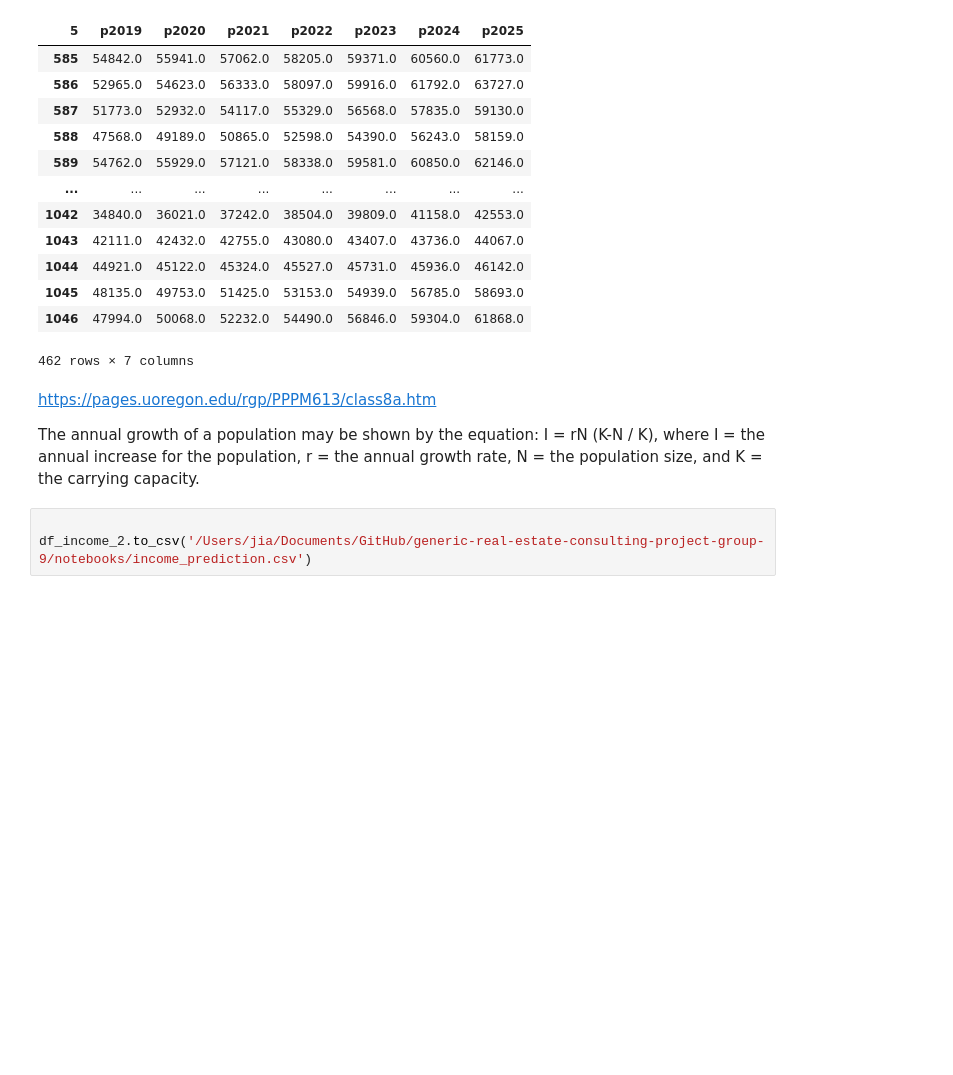
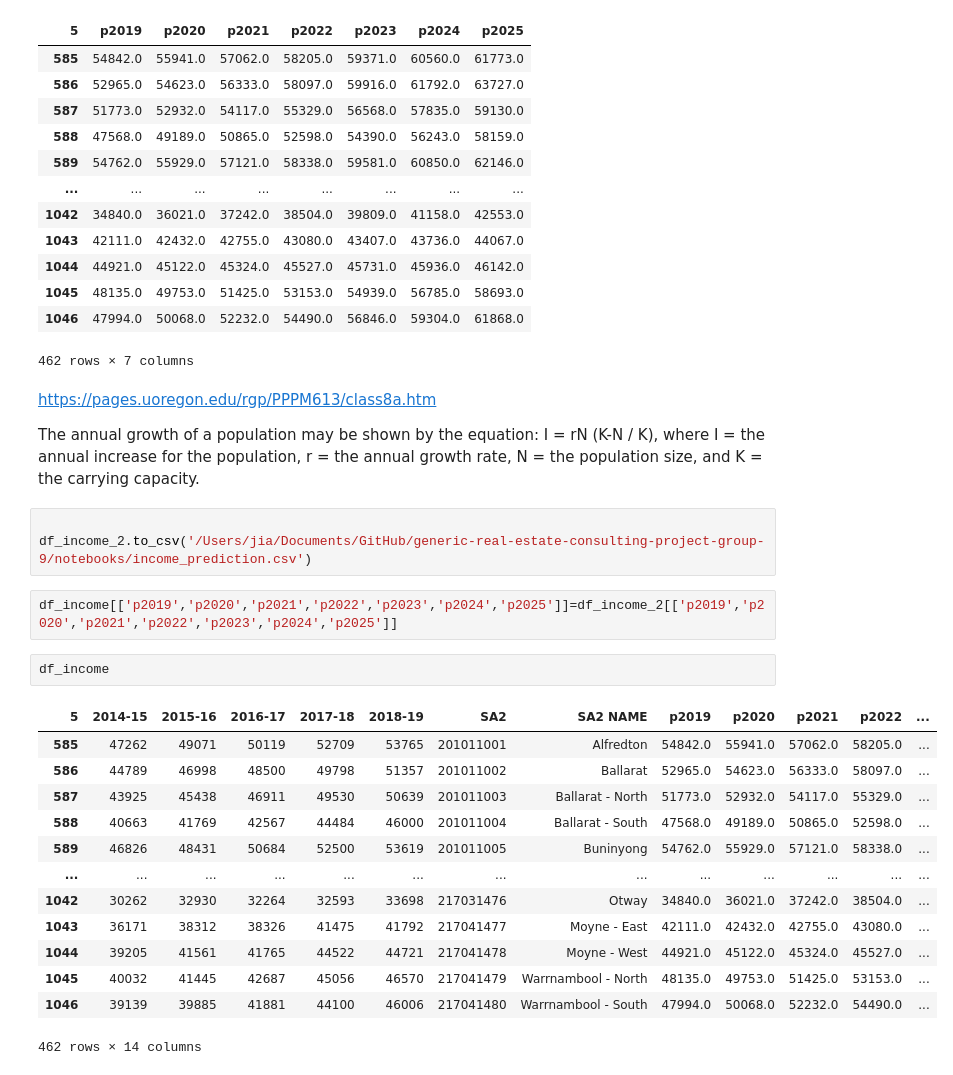
Before and after one commit to MAST30034-Applied-Data-Science/generic-real-estate-consulting-project-group-9, a Jupyter notebook: notebooks/income_prediction.ipynb, the cells around one changed output. Saved outputs shown, nothing was run; the diff lists cells and outputs as text; blank space fills up the shorter version.

Commit message:
income ——prediction

```diff
--- a/notebooks/income_prediction.ipynb
+++ b/notebooks/income_prediction.ipynb
@@ -184,3 +184,21 @@ The annual growth of a population may be shown by the equation: I = rN (K-N / K)
 # %%
 
 df_income_2.to_csv('/Users/jia/Documents/GitHub/generic-real-estate-consulting-project-group-9/notebooks/income_prediction.csv')
+# %%
+df_income[['p2019','p2020','p2021','p2022','p2023','p2024','p2025']]=df_income_2[['p2019','p2020','p2021','p2022','p2023','p2024','p2025']]
+# %%
+df_income
+# %% [output]
+| 5 | 2014-15 | 2015-16 | 2016-17 | 2017-18 | 2018-19 | SA2 | SA2 NAME | p2019 | p2020 | p2021 | p2022 | ... |
+| 585 | 47262 | 49071 | 50119 | 52709 | 53765 | 201011001 | Alfredton | 54842.0 | 55941.0 | 57062.0 | 58205.0 | ... |
+| 586 | 44789 | 46998 | 48500 | 49798 | 51357 | 201011002 | Ballarat | 52965.0 | 54623.0 | 56333.0 | 58097.0 | ... |
+| 587 | 43925 | 45438 | 46911 | 49530 | 50639 | 201011003 | Ballarat - North | 51773.0 | 52932.0 | 54117.0 | 55329.0 | ... |
+| 588 | 40663 | 41769 | 42567 | 44484 | 46000 | 201011004 | Ballarat - South | 47568.0 | 49189.0 | 50865.0 | 52598.0 | ... |
+| 589 | 46826 | 48431 | 50684 | 52500 | 53619 | 201011005 | Buninyong | 54762.0 | 55929.0 | 57121.0 | 58338.0 | ... |
+| ... | ... | ... | ... | ... | ... | ... | ... | ... | ... | ... | ... | ... |
+| 1042 | 30262 | 32930 | 32264 | 32593 | 33698 | 217031476 | Otway | 34840.0 | 36021.0 | 37242.0 | 38504.0 | ... |
+| 1043 | 36171 | 38312 | 38326 | 41475 | 41792 | 217041477 | Moyne - East | 42111.0 | 42432.0 | 42755.0 | 43080.0 | ... |
+| 1044 | 39205 | 41561 | 41765 | 44522 | 44721 | 217041478 | Moyne - West | 44921.0 | 45122.0 | 45324.0 | 45527.0 | ... |
+| 1045 | 40032 | 41445 | 42687 | 45056 | 46570 | 217041479 | Warrnambool - North | 48135.0 | 49753.0 | 51425.0 | 53153.0 | ... |
+| 1046 | 39139 | 39885 | 41881 | 44100 | 46006 | 217041480 | Warrnambool - South | 47994.0 | 50068.0 | 52232.0 | 54490.0 | ... |
+462 rows × 14 columns
```
Also changed, not shown: parts of 2 cells of this notebook, 1 other file.
